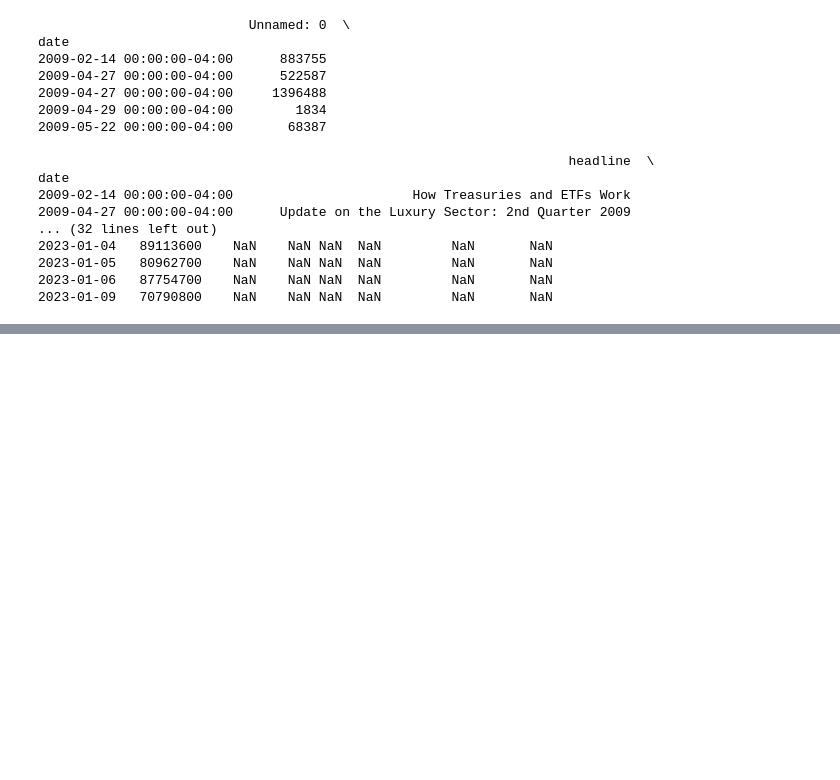
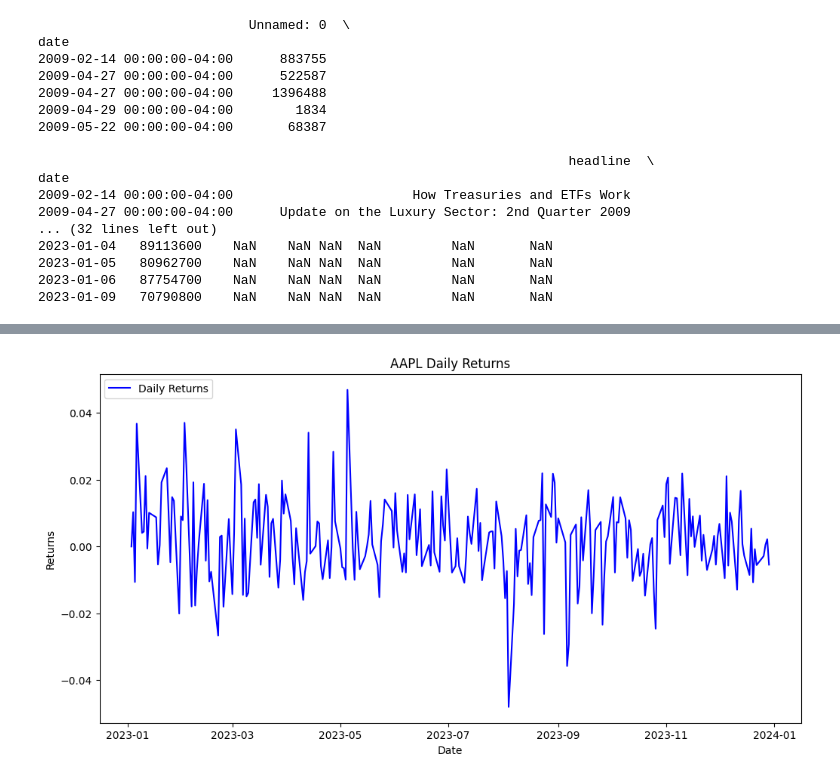
Before and after one commit to IamYunusAli/FNSPID, a Jupyter notebook: notebooks/Quantitative_analysis.ipynb, the cells around one changed output, grey strips where cells are left out. Saved outputs shown, nothing was run; the diff lists cells and outputs as text; code cells hidden in the pictures; blank space fills up the shorter version.

```diff
--- a/notebooks/Quantitative_analysis.ipynb
+++ b/notebooks/Quantitative_analysis.ipynb
@@ -245,0 +245,12 @@ plt.show()
+# %%
+# daily returns
+APPL_data['daily_returns'] = APPL_data[('Close', 'AAPL')].pct_change()
+APPL_data['daily_returns'] = APPL_data['daily_returns'].fillna(0)
+
+#visualize daily returns
+plt.figure(figsize=(12, 6))
+plt.plot(APPL_data.index, APPL_data['daily_returns'], label='Daily Returns', color='b')
+plt.legend(loc='upper left')
+plot_data('AAPL Daily Returns', 'Date', 'Returns')
+# %% [output]
+[figure, added]
```
Also changed, not shown: parts of 7 cells of this notebook, 1 other file.
